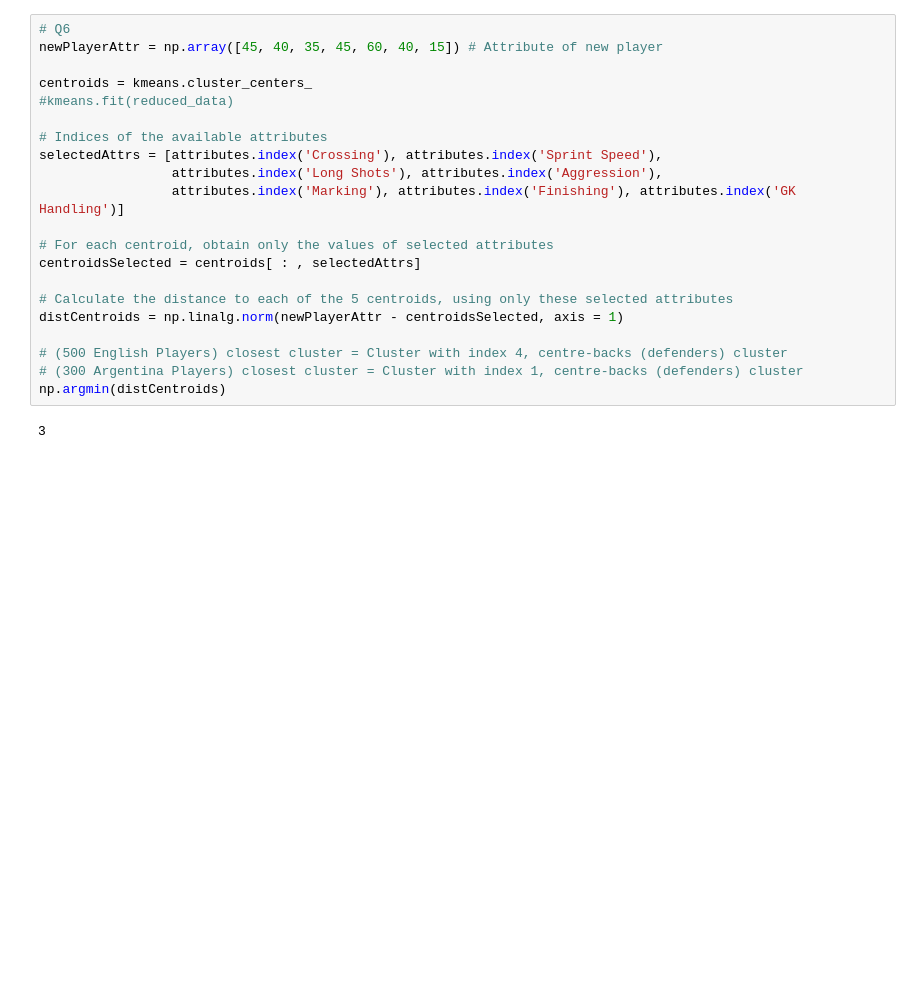
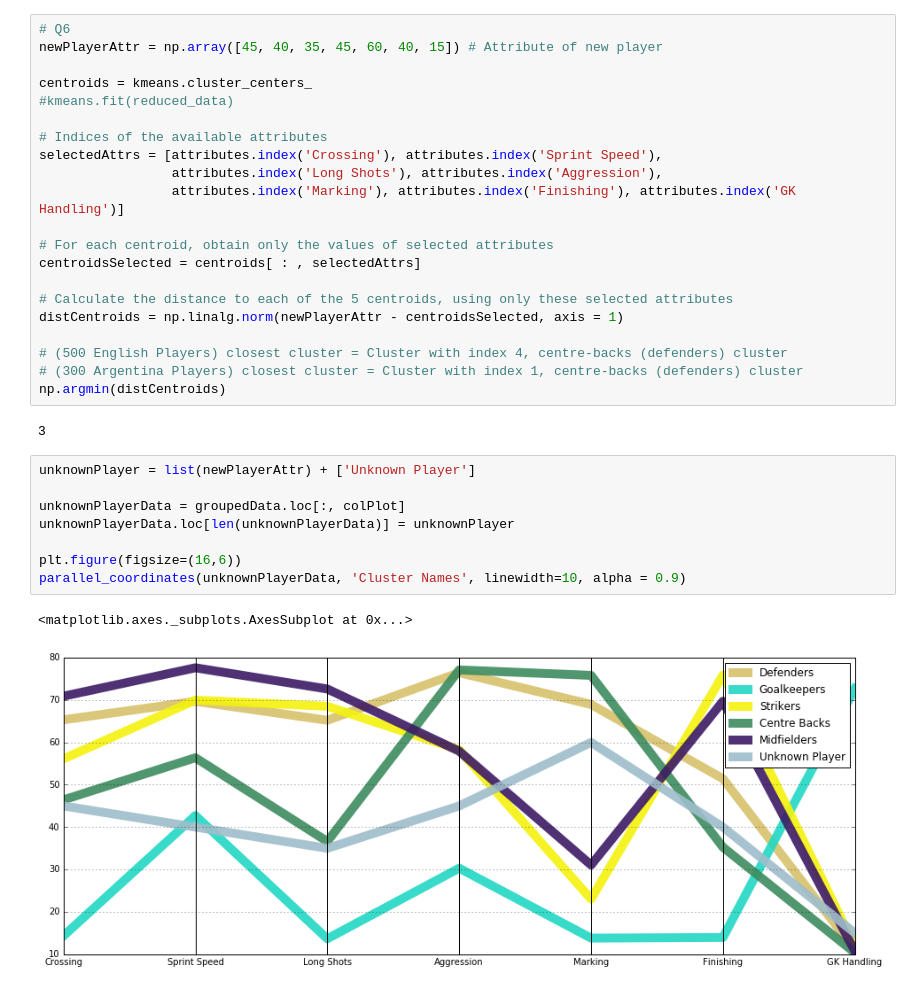
Before and after one commit to ceciliacheungns/machinelearning, a Jupyter notebook: Assignment4/ML-Group1-Assignment4.ipynb, the cells around one changed output. Saved outputs shown, nothing was run; the diff lists cells and outputs as text; blank space fills up the shorter version.

```diff
--- a/Assignment4/ML-Group1-Assignment4.ipynb
+++ b/Assignment4/ML-Group1-Assignment4.ipynb
@@ -300,3 +316,14 @@ distCentroids = np.linalg.norm(newPlayerAttr - centroidsSelected, axis = 1)
 np.argmin(distCentroids)
 # %% [output]
 3
+# %%
+unknownPlayer = list(newPlayerAttr) + ['Unknown Player']
+
+unknownPlayerData = groupedData.loc[:, colPlot]
+unknownPlayerData.loc[len(unknownPlayerData)] = unknownPlayer
+
+plt.figure(figsize=(16,6))
+parallel_coordinates(unknownPlayerData, 'Cluster Names', linewidth=10, alpha = 0.9)
+# %% [output]
+<matplotlib.axes._subplots.AxesSubplot at 0x...>
+[figure, added]
```
Also changed, not shown: parts of 8 cells of this notebook, 7 other files.
